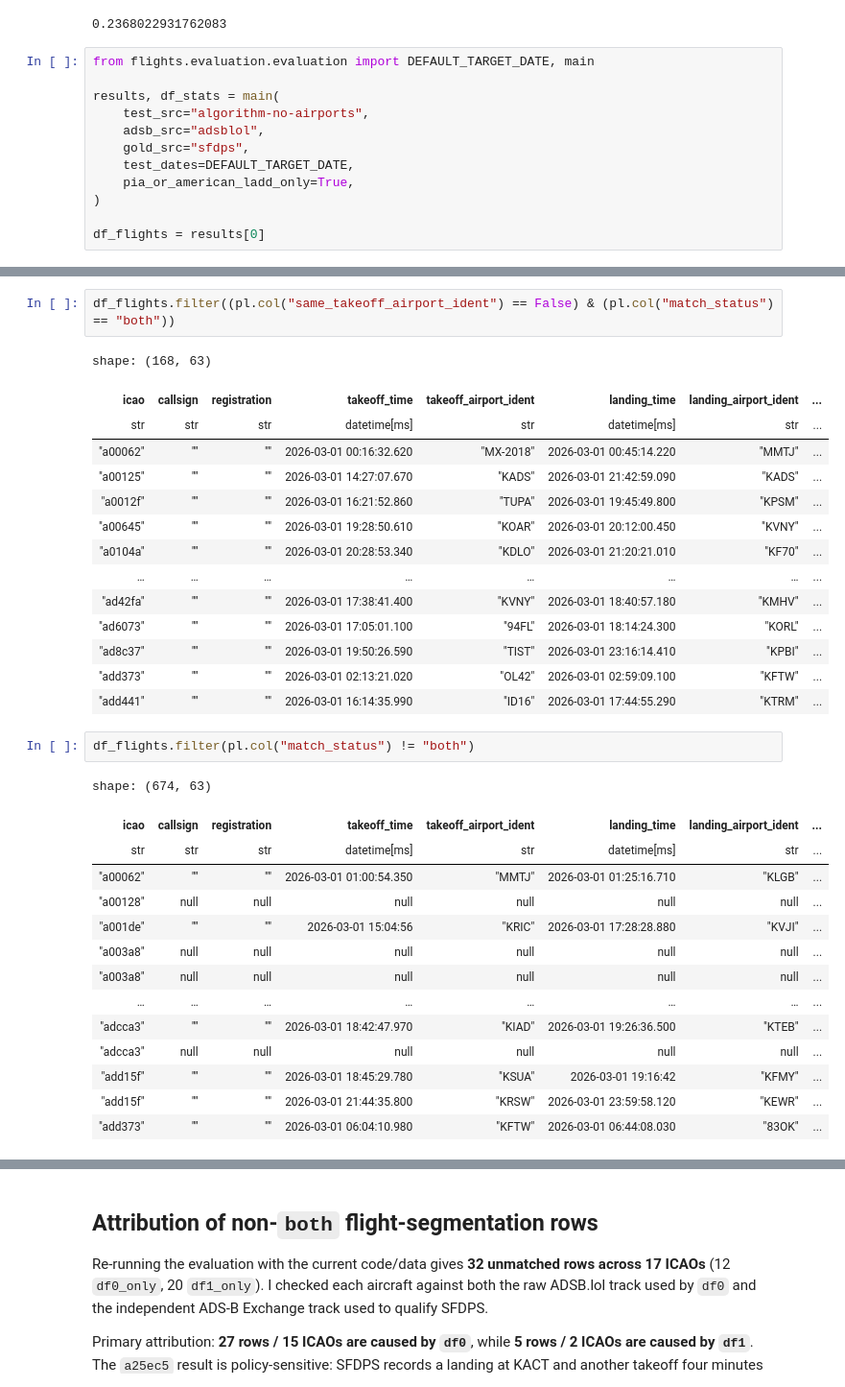
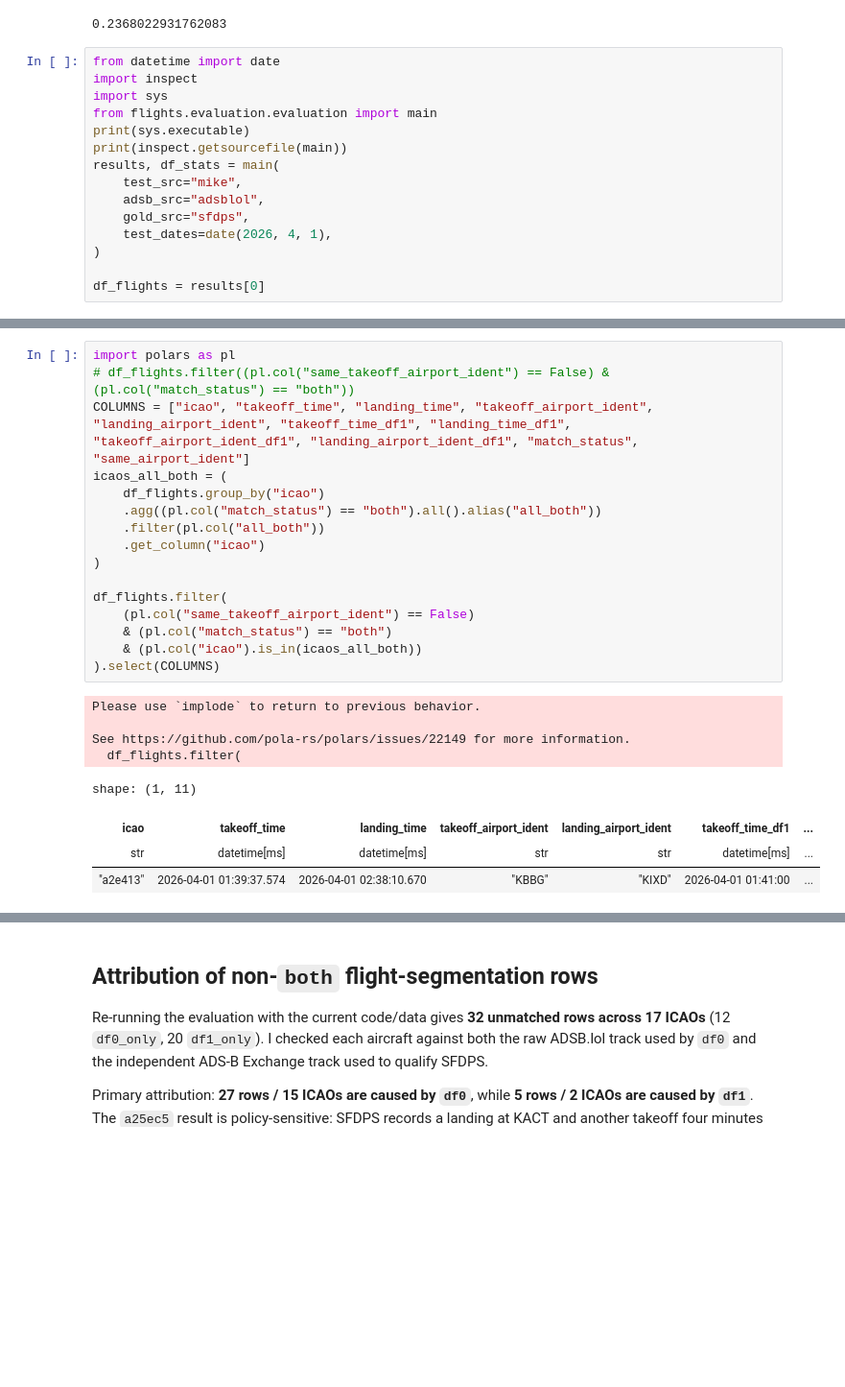
Before and after one commit to PlaneQuery/planequery-data, a Jupyter notebook: notebooks/swim_flights_investigate.ipynb, the cells around one changed output, grey strips where cells are left out. Shown at 96% size. Drawn from its saved outputs; the diff is of its cells as text; blank space fills up the shorter version.

```diff
--- a/notebooks/swim_flights_investigate.ipynb
+++ b/notebooks/swim_flights_investigate.ipynb
@@ -35,14 +37,17 @@ post_filter_num_icaos/original_num_icaos
 # %% [output]
 0.2368022931762083
 # %%
-from flights.evaluation.evaluation import DEFAULT_TARGET_DATE, main
-
+from datetime import date
+import inspect
+import sys
+from flights.evaluation.evaluation import main
+print(sys.executable)
+print(inspect.getsourcefile(main))
 results, df_stats = main(
-    test_src="algorithm-no-airports",
+    test_src="mike",
     adsb_src="adsblol",
     gold_src="sfdps",
-    test_dates=DEFAULT_TARGET_DATE,
-    pia_or_american_ladd_only=True,
+    test_dates=date(2026, 4, 1),
 )
 
 df_flights = results[0]
@@ -49,35 +74,26 @@ df_flights = results[0]
 # %%
-df_flights.filter((pl.col("same_takeoff_airport_ident") == False) & (pl.col("match_status") == "both"))
+import polars as pl
+# df_flights.filter((pl.col("same_takeoff_airport_ident") == False) & (pl.col("match_status") == "both"))
+COLUMNS = ["icao", "takeoff_time", "landing_time", "takeoff_airport_ident", "landing_airport_ident", "takeoff_time_df1", "landing_time_df1", "takeoff_airport_ident_df1", "landing_airport_ident_df1", "match_status", "same_airport_ident"]
+icaos_all_both = (
+    df_flights.group_by("icao")
+    .agg((pl.col("match_status") == "both").all().alias("all_both"))
+    .filter(pl.col("all_both"))
+    .get_column("icao")
+)
+
+df_flights.filter(
+    (pl.col("same_takeoff_airport_ident") == False)
+    & (pl.col("match_status") == "both")
+    & (pl.col("icao").is_in(icaos_all_both))
+).select(COLUMNS)
 # %% [output]
-shape: (168, 63)
+Please use `implode` to return to previous behavior.
+
+See https://github.com/pola-rs/polars/issues/22149 for more information.
+  df_flights.filter(
+shape: (1, 11)
-| icao | callsign | registration | takeoff_time | takeoff_airport_ident | landing_time | landing_airport_ident | ... |
-| str | str | str | datetime[ms] | str | datetime[ms] | str | ... |
-| "a00062" | "" | "" | 2026-03-01 00:16:32.620 | "MX-2018" | 2026-03-01 00:45:14.220 | "MMTJ" | ... |
-| "a00125" | "" | "" | 2026-03-01 14:27:07.670 | "KADS" | 2026-03-01 21:42:59.090 | "KADS" | ... |
-| "a0012f" | "" | "" | 2026-03-01 16:21:52.860 | "TUPA" | 2026-03-01 19:45:49.800 | "KPSM" | ... |
-| "a00645" | "" | "" | 2026-03-01 19:28:50.610 | "KOAR" | 2026-03-01 20:12:00.450 | "KVNY" | ... |
-| "a0104a" | "" | "" | 2026-03-01 20:28:53.340 | "KDLO" | 2026-03-01 21:20:21.010 | "KF70" | ... |
-| … | … | … | … | … | … | … | ... |
-| "ad42fa" | "" | "" | 2026-03-01 17:38:41.400 | "KVNY" | 2026-03-01 18:40:57.180 | "KMHV" | ... |
-| "ad6073" | "" | "" | 2026-03-01 17:05:01.100 | "94FL" | 2026-03-01 18:14:24.300 | "KORL" | ... |
-| "ad8c37" | "" | "" | 2026-03-01 19:50:26.590 | "TIST" | 2026-03-01 23:16:14.410 | "KPBI" | ... |
-| "add373" | "" | "" | 2026-03-01 02:13:21.020 | "OL42" | 2026-03-01 02:59:09.100 | "KFTW" | ... |
-| "add441" | "" | "" | 2026-03-01 16:14:35.990 | "ID16" | 2026-03-01 17:44:55.290 | "KTRM" | ... |
+| icao | takeoff_time | landing_time | takeoff_airport_ident | landing_airport_ident | takeoff_time_df1 | ... |
+| str | datetime[ms] | datetime[ms] | str | str | datetime[ms] | ... |
+| "a2e413" | 2026-04-01 01:39:37.574 | 2026-04-01 02:38:10.670 | "KBBG" | "KIXD" | 2026-04-01 01:41:00 | ... |
-# %%
-df_flights.filter(pl.col("match_status") != "both")
-# %% [output]
-shape: (674, 63)
-| icao | callsign | registration | takeoff_time | takeoff_airport_ident | landing_time | landing_airport_ident | ... |
-| str | str | str | datetime[ms] | str | datetime[ms] | str | ... |
-| "a00062" | "" | "" | 2026-03-01 01:00:54.350 | "MMTJ" | 2026-03-01 01:25:16.710 | "KLGB" | ... |
-| "a00128" | null | null | null | null | null | null | ... |
-| "a001de" | "" | "" | 2026-03-01 15:04:56 | "KRIC" | 2026-03-01 17:28:28.880 | "KVJI" | ... |
-| "a003a8" | null | null | null | null | null | null | ... |
-| "a003a8" | null | null | null | null | null | null | ... |
-| … | … | … | … | … | … | … | ... |
-| "adcca3" | "" | "" | 2026-03-01 18:42:47.970 | "KIAD" | 2026-03-01 19:26:36.500 | "KTEB" | ... |
-| "adcca3" | null | null | null | null | null | null | ... |
-| "add15f" | "" | "" | 2026-03-01 18:45:29.780 | "KSUA" | 2026-03-01 19:16:42 | "KFMY" | ... |
-| "add15f" | "" | "" | 2026-03-01 21:44:35.800 | "KRSW" | 2026-03-01 23:59:58.120 | "KEWR" | ... |
-| "add373" | "" | "" | 2026-03-01 06:04:10.980 | "KFTW" | 2026-03-01 06:44:08.030 | "83OK" | ... |
 # %%
```
Also changed, not shown: parts of 5 cells of this notebook, 2 other files.
